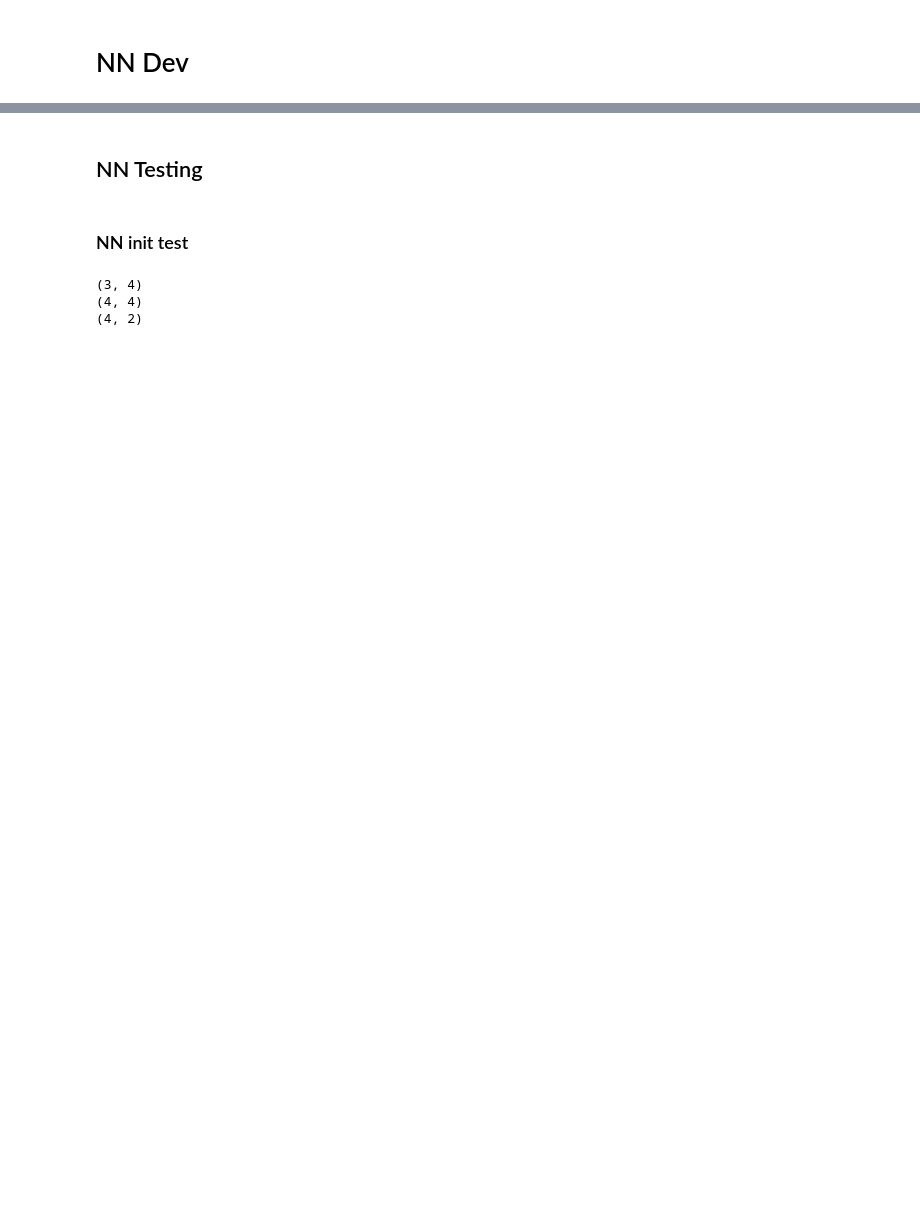
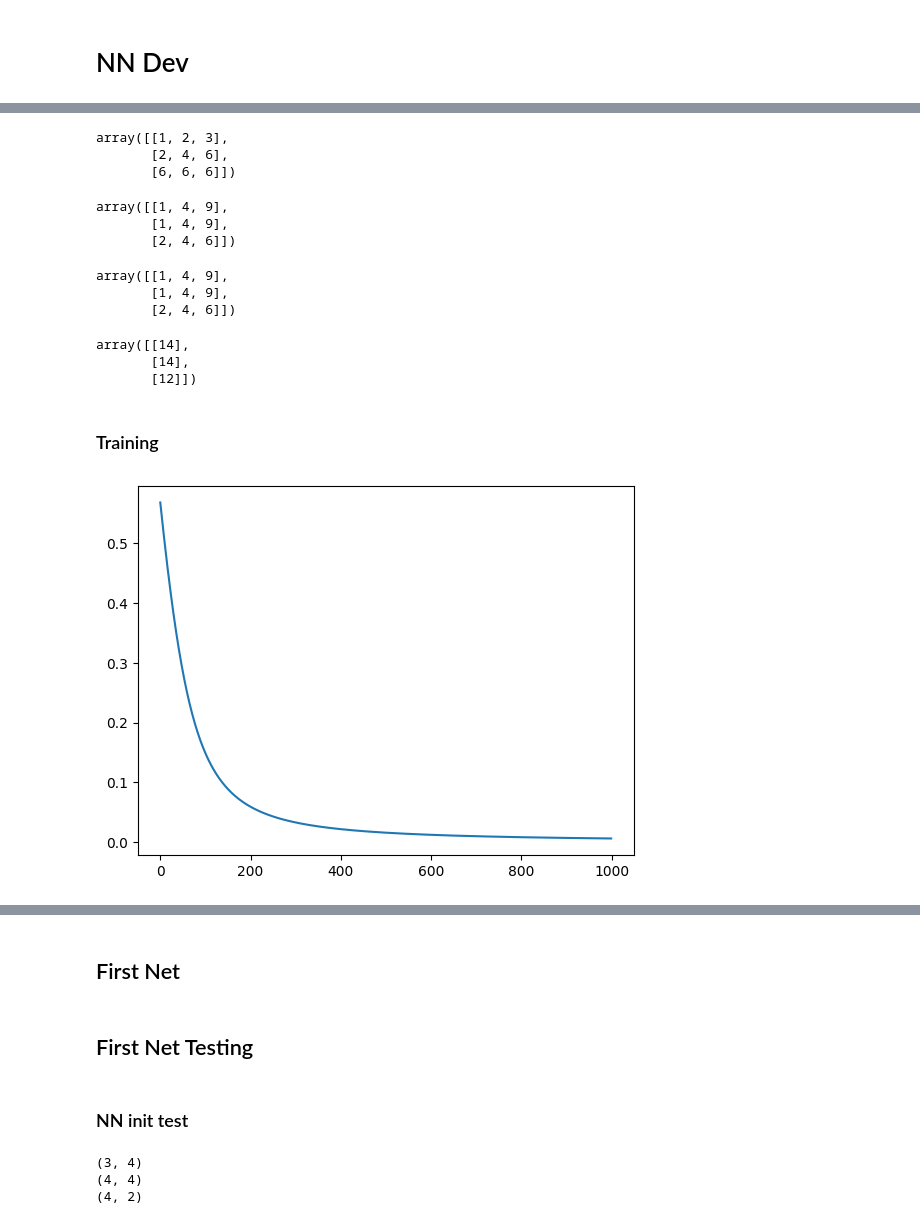
Before and after one commit to chris-hoertnagl/AI-Dojo, a Jupyter notebook: DL/neural_net.ipynb, the cells around one changed output, grey strips where cells are left out. Cells and saved outputs as stored; diff of their text form; code cells hidden in the pictures; blank space fills up the shorter version.

```diff
--- a/DL/neural_net.ipynb
+++ b/DL/neural_net.ipynb
@@ -5,0 +241,42 @@ import matplotlib.pyplot as plt
+# %%
+M * a
+# %% [output]
+array([[1, 2, 3],
+       [2, 4, 6],
+       [6, 6, 6]])
+# %%
+a.T * M
+# %% [output]
+array([[1, 4, 9],
+       [1, 4, 9],
+       [2, 4, 6]])
+# %%
+M * a.T
+# %% [output]
+array([[1, 4, 9],
+       [1, 4, 9],
+       [2, 4, 6]])
+# %%
+np.dot(M, a)
+# %% [output]
+array([[14],
+       [14],
+       [12]])
+# %% [markdown]
+### Training
+# %%
+%%time
+X = np.array([[0, 0, 0, 1] for _ in range(1000)])
+X = X.reshape(X.shape[0],X.shape[1],1)
+Y= np.array([[0, 1, 0] for _ in range(1000)])
+Y = Y.reshape(Y.shape[0],Y.shape[1],1)
+ls = [{"input_size": 4, "output_size": 5, "activation": sigmoid, "d_activation": d_sigmoid},
+        {"input_size": 5, "output_size": 5, "activation": sigmoid, "d_activation": d_sigmoid},
+          {"input_size": 5, "output_size": 3, "activation": softmax, "d_activation": d_softmax}]
+nn2 = NN(ls)
+
+losses = nn2.train(X, Y)
+plt.plot([i for i in range(1000)], [np.sum(l) for l in losses])
+plt.show()
+# %% [output]
+[figure, added]
@@ -6,2 +285,4 @@ import matplotlib.pyplot as plt
+# %% [markdown]
+## First Net
 # %%
 class NeuralNetwork:
@@ -104,5 +352,5 @@ def d_mse(O, Y):
 # %% [markdown]
-## NN Testing
+## First Net Testing
 # %% [markdown]
 ### NN init test
 # %%
```
Also changed, not shown: parts of 63 cells of this notebook.
